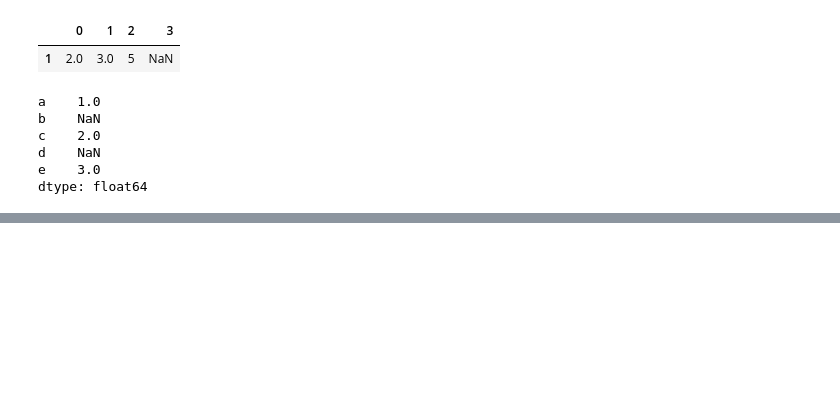
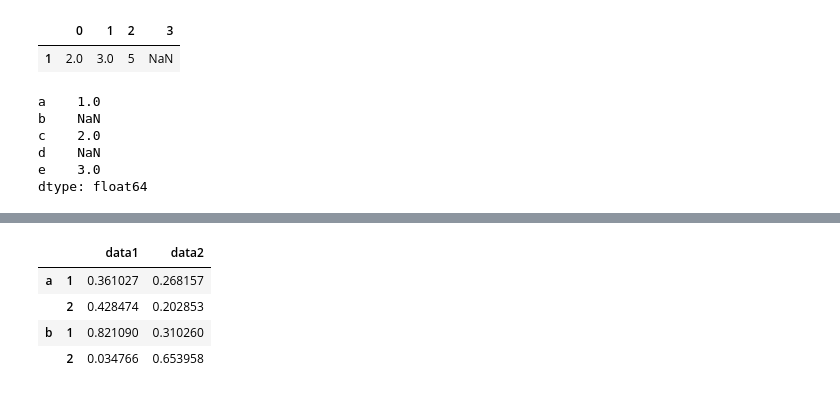
Before and after one commit to priyanshu2411/data-science-handbook-practice, a Jupyter notebook: day 3 practise.ipynb, the cells around one changed output, grey strips where cells are left out. Cells and saved outputs as stored; diff of their text form; code cells hidden in the pictures; blank space fills up the shorter version.

```diff
--- a/day 3 practise.ipynb
+++ b/day 3 practise.ipynb
@@ -384,0 +535,10 @@ AttributeError: module 'pandas' has no attribute 'sum'
+# %%
+df = pd.DataFrame(np.random.rand(4,2),index = [['a','a','b','b'],[1,2,1,2]],columns =['data1','data2'])
+# %%
+df
+# %% [output]
+|  |  | data1 | data2 |
+| a | 1 | 0.361027 | 0.268157 |
+|  | 2 | 0.428474 | 0.202853 |
+| b | 1 | 0.821090 | 0.310260 |
+|  | 2 | 0.034766 | 0.653958 |
```
Also changed, not shown: parts of 36 cells of this notebook.
